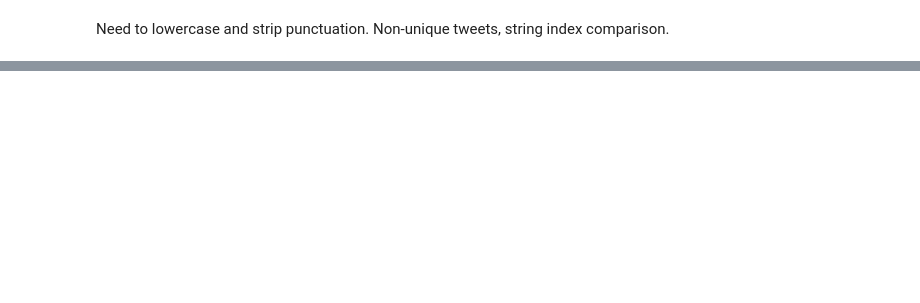
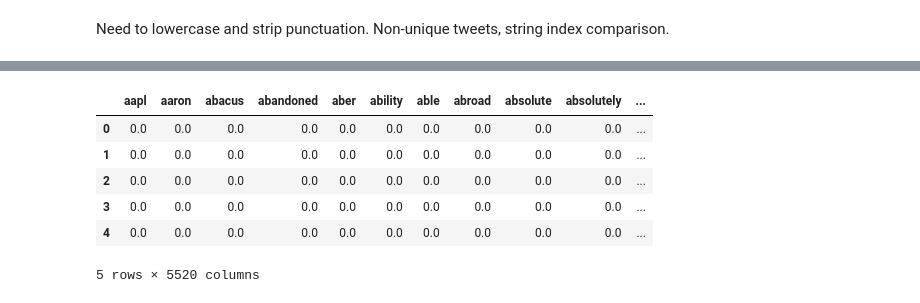
Before and after one commit to Kmulla19/Project4, a Jupyter notebook: notebook.ipynb, the cells around one changed output, grey strips where cells are left out. Cells and saved outputs as stored; diff of their text form; code cells hidden in the pictures; blank space fills up the shorter version.

Commit message:
lemmas round one

```diff
--- a/notebook.ipynb
+++ b/notebook.ipynb
@@ -19,3 +27,5 @@ import re
+# %%
+sw = stopwords.words('english')
 # %%
 tweets = pd.read_csv('data/tweet_tweet.csv')
 tweets.shape
@@ -145,0 +312,6 @@ Non-unique tweets, string index comparison.
+# %%
+# making a copy, dropping nulls, reset index
+corpus = tweets.copy()
+corpus.dropna(inplace=True)
+corpus.reset_index()
+corpus
@@ -145,0 +377,7 @@ Non-unique tweets, string index comparison.
+# %%
+# lemmatizing things, for reasons
+lemmatizer = nltk.stem.WordNetLemmatizer()
+corpus.body = corpus.body.apply(lambda row: [lemmatizer.lemmatize(x[0]) for x in row])
+
+#show me the money
+corpus
@@ -145,0 +449,18 @@ Non-unique tweets, string index comparison.
+# %%
+tf_vec = TfidfVectorizer(
+    token_pattern=r"([a-zA-Z]+(?:'[a-z]+)?)",
+    stop_words=sw,
+)
+
+X = tf_vec.fit_transform(corpus.body)
+
+df_tf = pd.DataFrame(X.toarray(), columns=tf_vec.get_feature_names())
+df_tf.head()
+# %% [output]
+|  | aapl | aaron | abacus | abandoned | aber | ability | able | abroad | absolute | absolutely | ... |
+| 0 | 0.0 | 0.0 | 0.0 | 0.0 | 0.0 | 0.0 | 0.0 | 0.0 | 0.0 | 0.0 | ... |
+| 1 | 0.0 | 0.0 | 0.0 | 0.0 | 0.0 | 0.0 | 0.0 | 0.0 | 0.0 | 0.0 | ... |
+| 2 | 0.0 | 0.0 | 0.0 | 0.0 | 0.0 | 0.0 | 0.0 | 0.0 | 0.0 | 0.0 | ... |
+| 3 | 0.0 | 0.0 | 0.0 | 0.0 | 0.0 | 0.0 | 0.0 | 0.0 | 0.0 | 0.0 | ... |
+| 4 | 0.0 | 0.0 | 0.0 | 0.0 | 0.0 | 0.0 | 0.0 | 0.0 | 0.0 | 0.0 | ... |
+5 rows × 5520 columns
```
Also changed, not shown: parts of 26 cells of this notebook.
